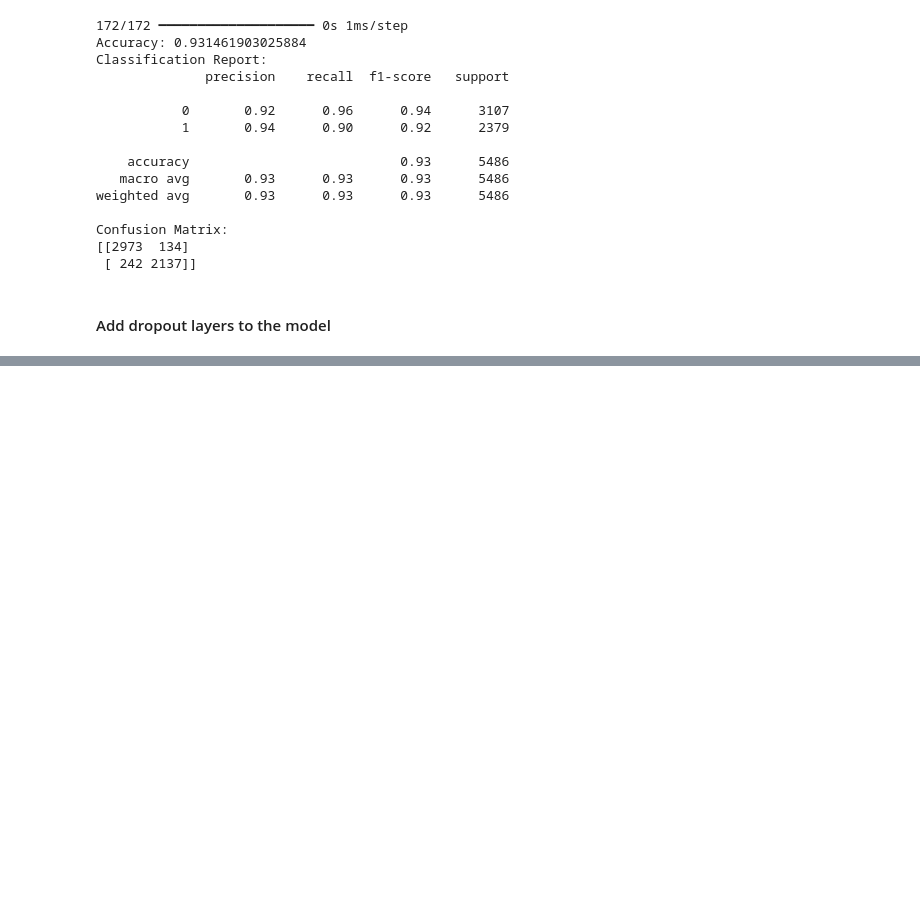
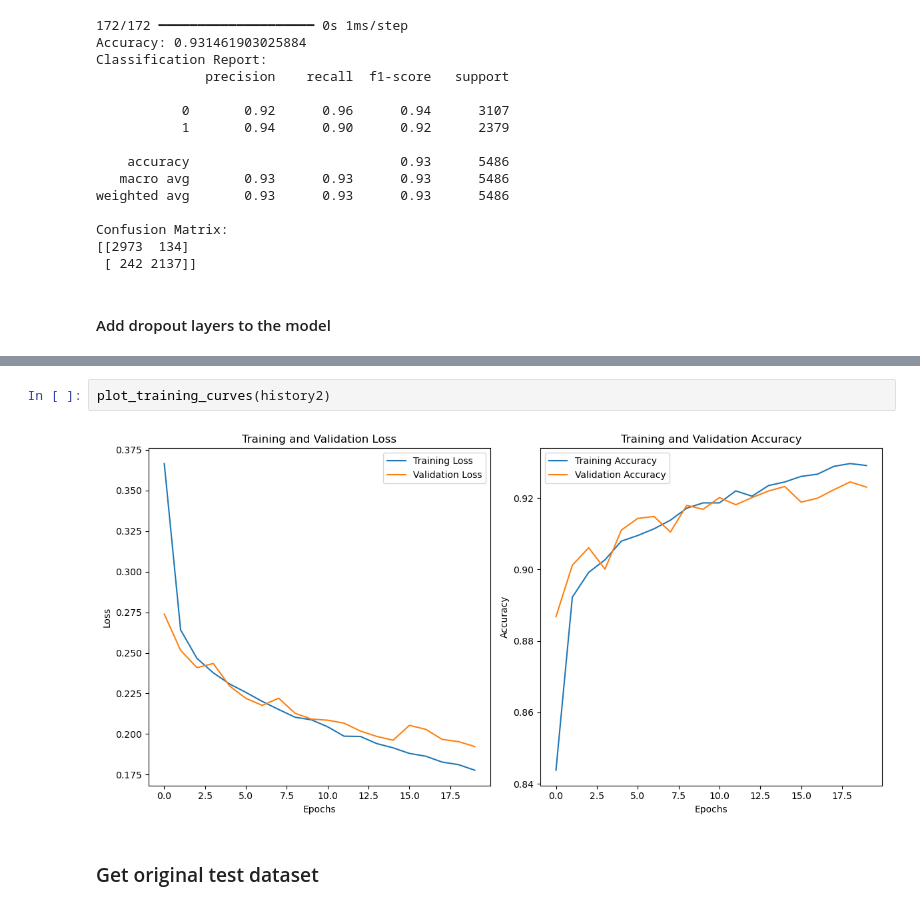
Before and after one commit to 210352R/fake-news-kaggle---LSTM, a Jupyter notebook: notebooks/lstm_genism.ipynb, the cells around one changed output, grey strips where cells are left out. Saved outputs shown, nothing was run; the diff lists cells and outputs as text; blank space fills up the shorter version.

```diff
--- a/notebooks/lstm_genism.ipynb
+++ b/notebooks/lstm_genism.ipynb
@@ -283,0 +439,6 @@ Confusion Matrix:
+# %%
+plot_training_curves(history2)
+# %% [output]
+[figure, added]
+# %% [markdown]
+### Get original test dataset
```
Also changed, not shown: parts of 8 cells of this notebook.
